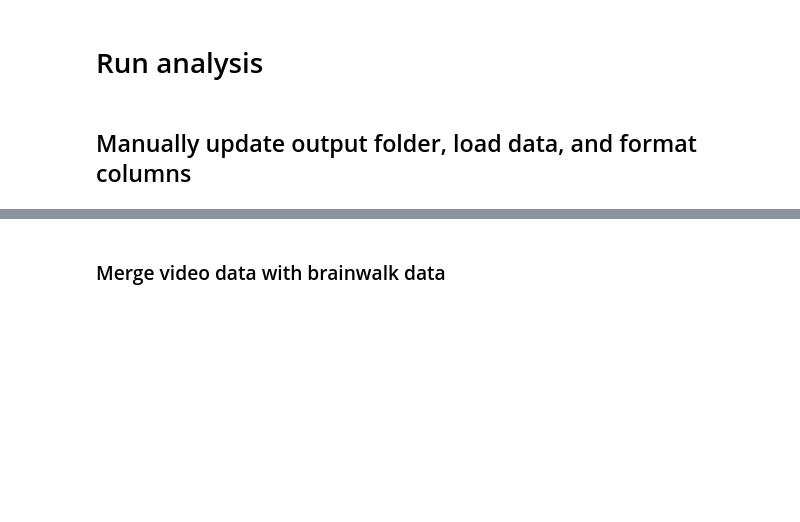
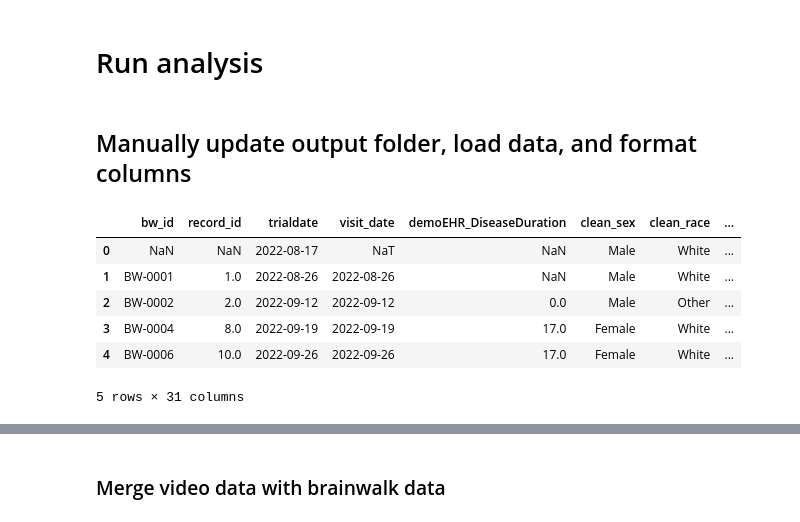
Before and after one commit to UCSF-MSLAB/HomeVideoAnalysis, a Jupyter notebook: megan_sandbox/gait_metric_analysis/00_analysis_video_vs_mat_and_outcomes.ipynb, the cells around one changed output, grey strips where cells are left out. Cells and saved outputs as stored; diff of their text form; code cells hidden in the pictures; blank space fills up the shorter version.

```diff
--- a/megan_sandbox/gait_metric_analysis/analysis_video_vs_mat_and_outcomes.ipynb
+++ b/megan_sandbox/gait_metric_analysis/00_analysis_video_vs_mat_and_outcomes.ipynb
@@ -915,6 +951,16 @@ bw_df = pd.read_excel(r'C:\Users\mmccu\AppData\Local\Temp\ccsecure\2024_10_15_Br
                                 'FW_stridetimesecmean', 'FW_stridetimeseccv','FW_cadencestepsminmean','FW_totaldsupportmean',
                                 'FW_singlesupportmean','FW_totaldsupportratiolr', 'FW_singlesupportratiolr',
                                 'FW_stridewidthcmmean','FW_stridewidthcmsd'])
+# %%
+bw_df.head()
+# %% [output]
+|  | bw_id | record_id | trialdate | visit_date | demoEHR_DiseaseDuration | clean_sex | clean_race | ... |
+| 0 | NaN | NaN | 2022-08-17 | NaT | NaN | Male | White | ... |
+| 1 | BW-0001 | 1.0 | 2022-08-26 | 2022-08-26 | NaN | Male | White | ... |
+| 2 | BW-0002 | 2.0 | 2022-09-12 | 2022-09-12 | 0.0 | Male | Other | ... |
+| 3 | BW-0004 | 8.0 | 2022-09-19 | 2022-09-19 | 17.0 | Female | White | ... |
+| 4 | BW-0006 | 10.0 | 2022-09-26 | 2022-09-26 | 17.0 | Female | White | ... |
+5 rows × 31 columns
 # %%
 # rename zeno video variables
 # ad zv to all zeno volumn names
```
Also changed, not shown: parts of 37 cells of this notebook, 4 other files.
